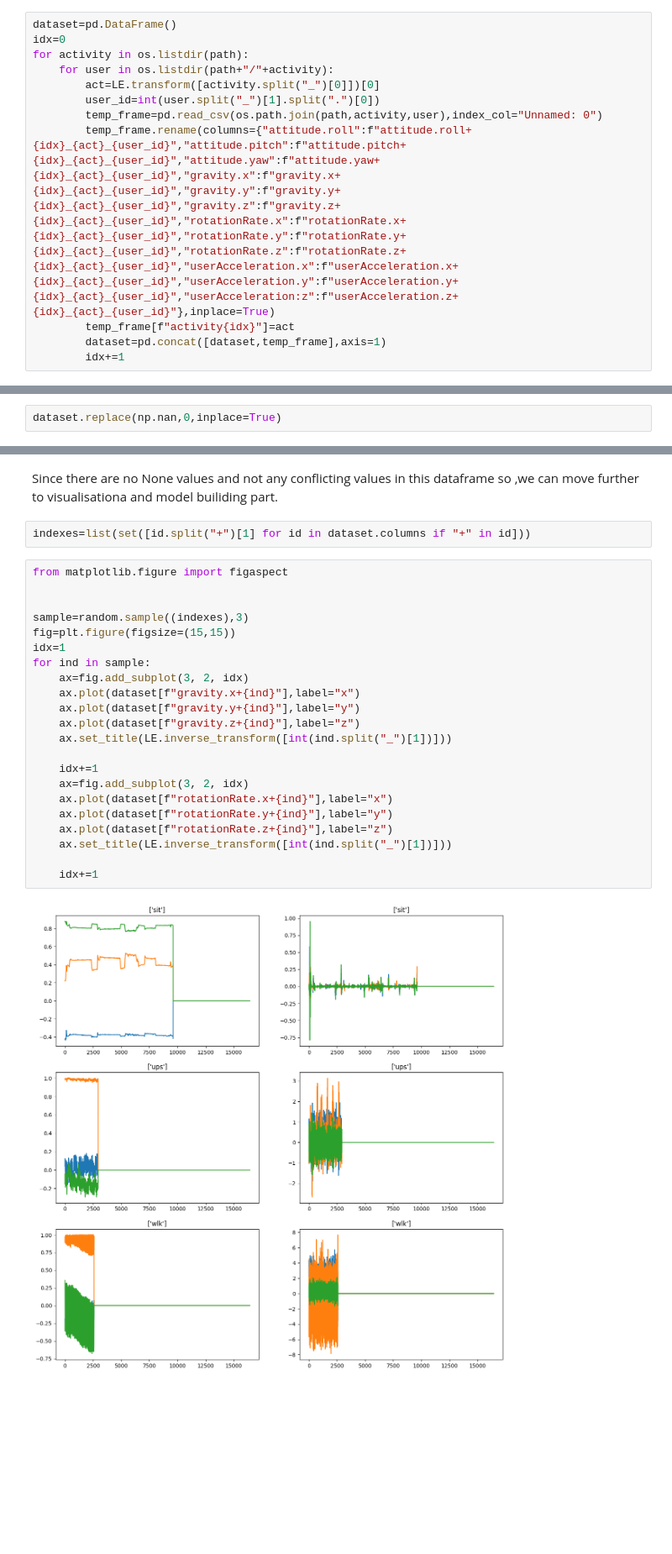
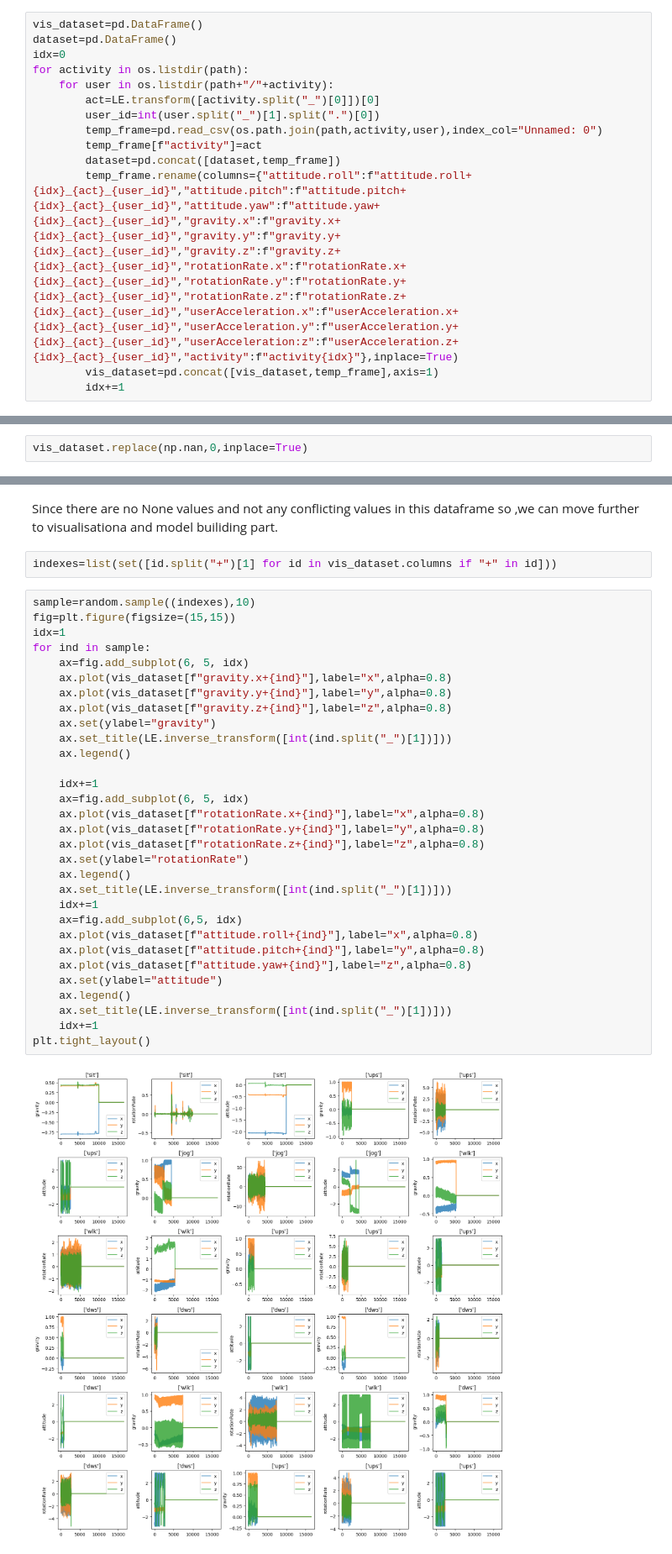
Before and after one commit to ravindra-pandey/machine_learning_projects, a Jupyter notebook: motion_reconition/main.ipynb, the cells around one changed output, grey strips where cells are left out. Shown at 84% size. Saved outputs shown, nothing was run; the diff lists cells and outputs as text; blank space fills up the shorter version.

```diff
--- a/motion_reconition/main.ipynb
+++ b/motion_reconition/main.ipynb
@@ -51,4 +51,5 @@ array([0])
 # %%
+vis_dataset=pd.DataFrame()
 dataset=pd.DataFrame()
 idx=0
 for activity in os.listdir(path):
@@ -56,8 +57,9 @@ for activity in os.listdir(path):
         act=LE.transform([activity.split("_")[0]])[0]
         user_id=int(user.split("_")[1].split(".")[0])
         temp_frame=pd.read_csv(os.path.join(path,activity,user),index_col="Unnamed: 0")
-        temp_frame.rename(columns={"attitude.roll":f"attitude.roll+{idx}_{act}_{user_id}","attitude.pitch":f"attitude.pitch+{idx}_{act}_{user_id}","attitude.yaw":f"attitude.yaw+{idx}_{act}_{user_id}","gravity.x":f"gravity.x+{idx}_{act}_{user_id}","gravity.y":f"gravity.y+{idx}_{act}_{user_id}","gravity.z":f"gravity.z+{idx}_{act}_{user_id}","rotationRate.x":f"rotationRate.x+{idx}_{act}_{user_id}","rotationRate.y":f"rotationRate.y+{idx}_{act}_{user_id}","rotationRate.z":f"rotationRate.z+{idx}_{act}_{user_id}","userAcceleration.x":f"userAcceleration.x+{idx}_{act}_{user_id}","userAcceleration.y":f"userAcceleration.y+{idx}_{act}_{user_id}","userAcceleration:z":f"userAcceleration.z+{idx}_{act}_{user_id}"},inplace=True)
-        temp_frame[f"activity{idx}"]=act
-        dataset=pd.concat([dataset,temp_frame],axis=1)
+        temp_frame[f"activity"]=act
+        dataset=pd.concat([dataset,temp_frame])
+        temp_frame.rename(columns={"attitude.roll":f"attitude.roll+{idx}_{act}_{user_id}","attitude.pitch":f"attitude.pitch+{idx}_{act}_{user_id}","attitude.yaw":f"attitude.yaw+{idx}_{act}_{user_id}","gravity.x":f"gravity.x+{idx}_{act}_{user_id}","gravity.y":f"gravity.y+{idx}_{act}_{user_id}","gravity.z":f"gravity.z+{idx}_{act}_{user_id}","rotationRate.x":f"rotationRate.x+{idx}_{act}_{user_id}","rotationRate.y":f"rotationRate.y+{idx}_{act}_{user_id}","rotationRate.z":f"rotationRate.z+{idx}_{act}_{user_id}","userAcceleration.x":f"userAcceleration.x+{idx}_{act}_{user_id}","userAcceleration.y":f"userAcceleration.y+{idx}_{act}_{user_id}","userAcceleration:z":f"userAcceleration.z+{idx}_{act}_{user_id}","activity":f"activity{idx}"},inplace=True)
+        vis_dataset=pd.concat([vis_dataset,temp_frame],axis=1)
         idx+=1
 # %%
@@ -116,5 +118,5 @@ dataset.describe().T
 | activity359 | 4754.0 | 5.000000 | 0.000000 | 5.000000 | 5.000000 | 5.000000 | 5.000000 | 5.000000 |
 4680 rows × 8 columns
 # %%
-dataset.replace(np.nan,0,inplace=True)
+vis_dataset.replace(np.nan,0,inplace=True)
 # %%
@@ -130,28 +132,37 @@ dataset.sample(5)
 # %% [markdown]
 Since there are no None values and not any conflicting values in this dataframe so ,we can move further to visualisationa and model builiding part.
 # %%
-indexes=list(set([id.split("+")[1] for id in dataset.columns if "+" in id]))
+indexes=list(set([id.split("+")[1] for id in vis_dataset.columns if "+" in id]))
 # %%
-from matplotlib.figure import figaspect
-
-
-sample=random.sample((indexes),3)
+sample=random.sample((indexes),10)
 fig=plt.figure(figsize=(15,15))
 idx=1
 for ind in sample:
-    ax=fig.add_subplot(3, 2, idx)
-    ax.plot(dataset[f"gravity.x+{ind}"],label="x")
-    ax.plot(dataset[f"gravity.y+{ind}"],label="y")
-    ax.plot(dataset[f"gravity.z+{ind}"],label="z")
+    ax=fig.add_subplot(6, 5, idx)
+    ax.plot(vis_dataset[f"gravity.x+{ind}"],label="x",alpha=0.8)
+    ax.plot(vis_dataset[f"gravity.y+{ind}"],label="y",alpha=0.8)
+    ax.plot(vis_dataset[f"gravity.z+{ind}"],label="z",alpha=0.8)
+    ax.set(ylabel="gravity")
     ax.set_title(LE.inverse_transform([int(ind.split("_")[1])]))
+    ax.legend()
 
     idx+=1
-    ax=fig.add_subplot(3, 2, idx)
-    ax.plot(dataset[f"rotationRate.x+{ind}"],label="x")
-    ax.plot(dataset[f"rotationRate.y+{ind}"],label="y")
-    ax.plot(dataset[f"rotationRate.z+{ind}"],label="z")
+    ax=fig.add_subplot(6, 5, idx)
+    ax.plot(vis_dataset[f"rotationRate.x+{ind}"],label="x",alpha=0.8)
+    ax.plot(vis_dataset[f"rotationRate.y+{ind}"],label="y",alpha=0.8)
+    ax.plot(vis_dataset[f"rotationRate.z+{ind}"],label="z",alpha=0.8)
+    ax.set(ylabel="rotationRate")
+    ax.legend()
     ax.set_title(LE.inverse_transform([int(ind.split("_")[1])]))
-
     idx+=1
+    ax=fig.add_subplot(6,5, idx)
+    ax.plot(vis_dataset[f"attitude.roll+{ind}"],label="x",alpha=0.8)
+    ax.plot(vis_dataset[f"attitude.pitch+{ind}"],label="y",alpha=0.8)
+    ax.plot(vis_dataset[f"attitude.yaw+{ind}"],label="z",alpha=0.8)
+    ax.set(ylabel="attitude")
+    ax.legend()
+    ax.set_title(LE.inverse_transform([int(ind.split("_")[1])]))
+    idx+=1
+plt.tight_layout()
 # %% [output]
-[figure, old version]
+[figure, new version]
```
Also changed, not shown: parts of 25 cells of this notebook.
